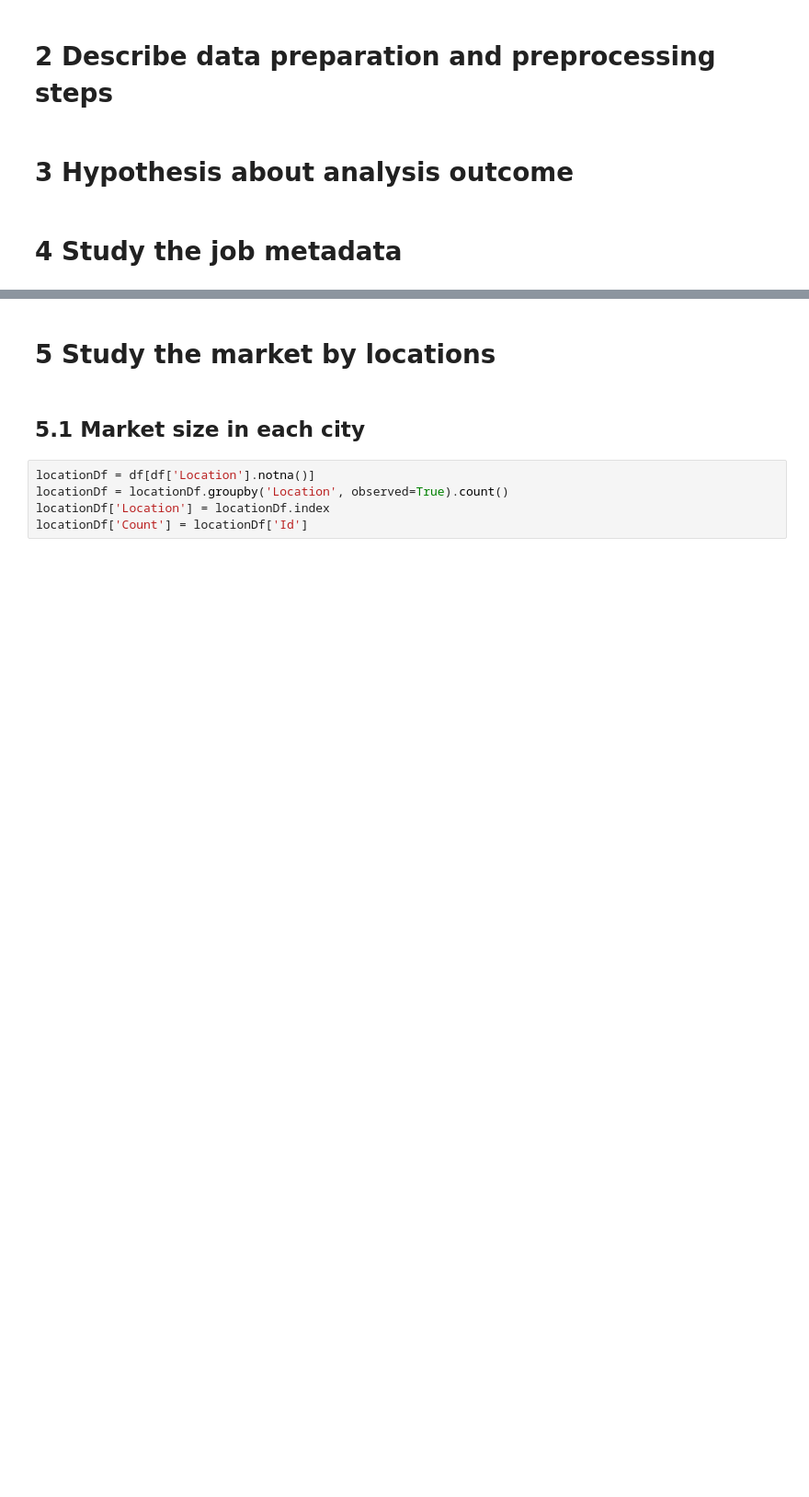
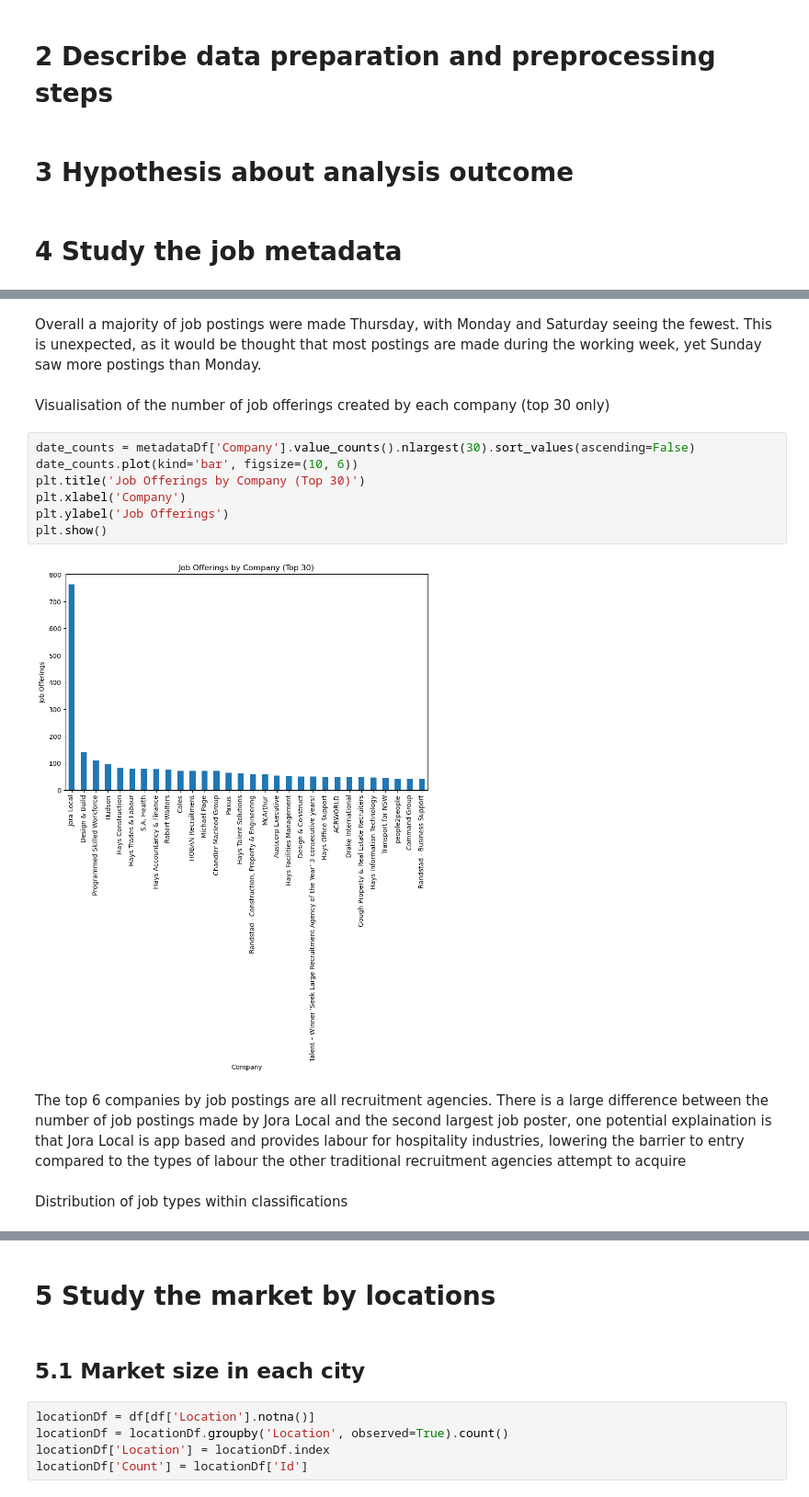
Before and after one commit to jfernando02/3803Assignment, a Jupyter notebook: MergedAssignment.ipynb, the cells around one changed output, grey strips where cells are left out. Shown at 92% size. Drawn from its saved outputs; the diff is of its cells as text; blank space fills up the shorter version.

```diff
--- a/MergedAssignment.ipynb
+++ b/MergedAssignment.ipynb
@@ -252,0 +263,17 @@ Get metadata about unique jobs, sec
+# %% [markdown]
+Overall a majority of job postings were made Thursday, with Monday and Saturday seeing the fewest. This is unexpected, as it would be thought that most postings are made during the working week, yet Sunday saw more postings than Monday.
+# %% [markdown]
+Visualisation of the number of job offerings created by each company (top 30 only)
+# %%
+date_counts = metadataDf['Company'].value_counts().nlargest(30).sort_values(ascending=False)
+date_counts.plot(kind='bar', figsize=(10, 6))
+plt.title('Job Offerings by Company (Top 30)')
+plt.xlabel('Company')
+plt.ylabel('Job Offerings')
+plt.show()
+# %% [output]
+[figure, added]
+# %% [markdown]
+The top 6 companies by job postings are all recruitment agencies. There is a large difference between the number of job postings made by Jora Local and the second largest job poster, one potential explaination is that Jora Local is app based and provides labour for hospitality industries, lowering the barrier to entry compared to the types of labour the other traditional recruitment agencies attempt to acquire
+# %% [markdown]
+Distribution of job types within classifications
```
Also changed, not shown: parts of 13 cells of this notebook.
